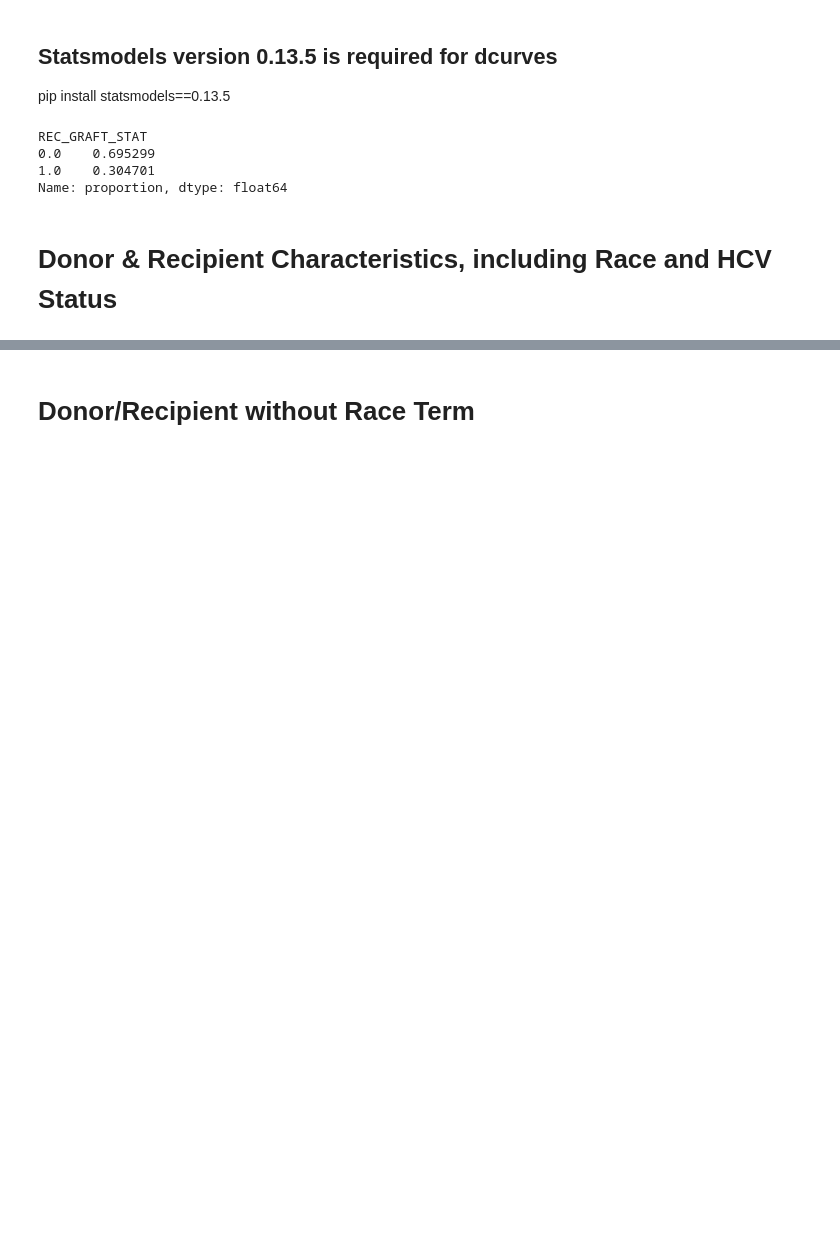
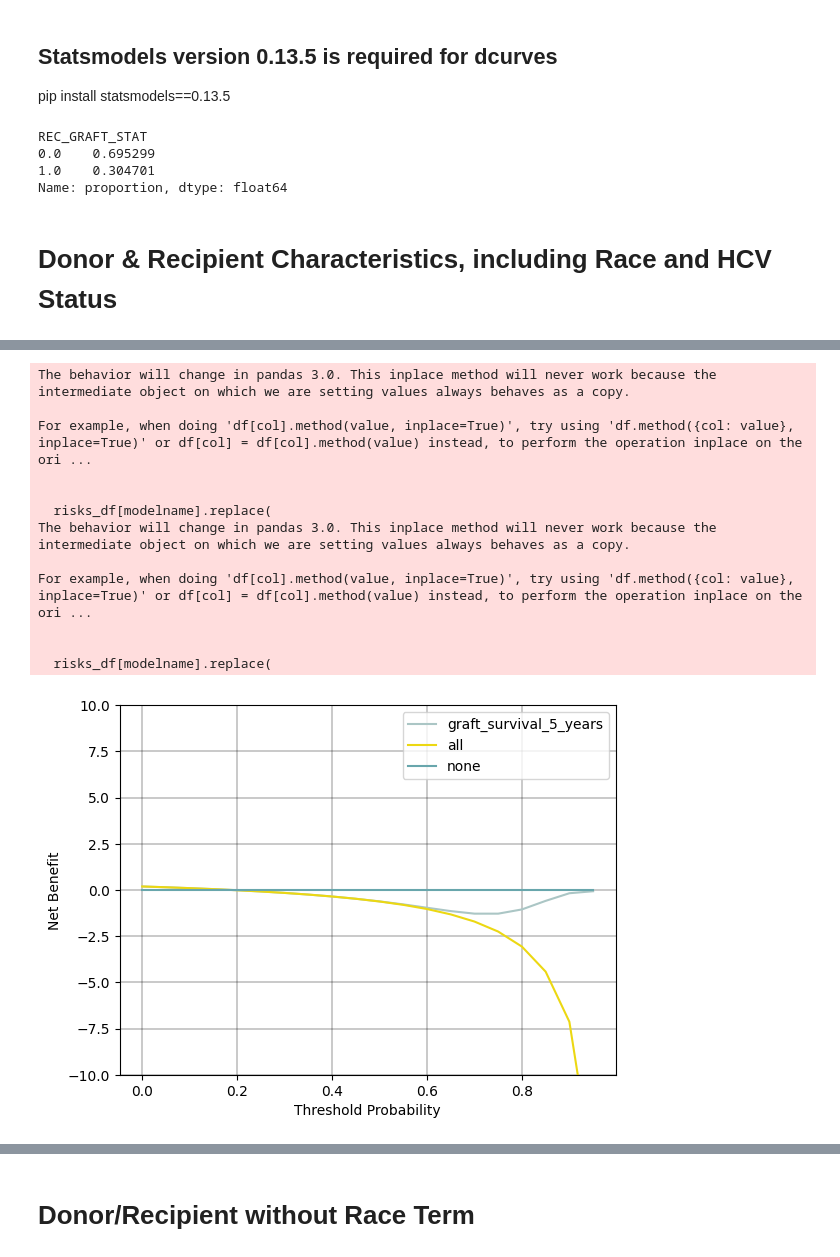
Before and after one commit to akhan390/-decision-curve-analysis-kdri, a Jupyter notebook: dca_preds_DR.ipynb, the cells around one changed output, grey strips where cells are left out. Saved outputs shown, nothing was run; the diff lists cells and outputs as text; code cells hidden in the pictures; blank space fills up the shorter version.

```diff
--- a/dca_preds_DR.ipynb
+++ b/dca_preds_DR.ipynb
@@ -157,0 +157,38 @@ For example, when doing 'df[col].method(value, inplace=True)', try using 'df.met
+# %%
+# Predicted survival functions for each patient at up to 5 years post-transplant
+
+cph_pred_vals = cph.predict_survival_function(df_validate, times=[5])
+
+# Store graft survival probability at 5 years instead of graft failure probability
+df_validate['graft_survival_5_years'] = cph_pred_vals.iloc[0, :]  # Predicted graft survival probability at 5 years
+
+# Decision Curve Analysis for Graft Survival
+stdca_coxph_results_survival = dca(
+    data=df_validate,
+    outcome='REC_GRAFT_STAT',  # Outcome indicating graft status (e.g., 1 for failure, 0 for survival)
+    modelnames=['graft_survival_5_years'],  # Use graft survival probabilities
+    thresholds=np.arange(0, 1.0, 0.05),  # Threshold probabilities for graft survival
+    time=5,  # Time horizon of 5 years for survival prediction
+    time_to_outcome_col='Graft_Survival_Time'  # Column with time to graft survival/failure outcome
+)
+
+# Plotting Net Benefit for Graft Survival Decision Curve
+plot_graphs(
+    plot_df=stdca_coxph_results_survival,
+    graph_type='net_benefit',
+    y_limits=[-10, 10]  # Adjust y-axis limits as needed
+)
+# %% [output]
+The behavior will change in pandas 3.0. This inplace method will never work because the intermediate object on which we are setting values always behaves as a copy.
+
+For example, when doing 'df[col].method(value, inplace=True)', try using 'df.method({col: value}, inplace=True)' or df[col] = df[col].method(value) instead, to perform the operation inplace on the ori ...
+
+
+  risks_df[modelname].replace(
+The behavior will change in pandas 3.0. This inplace method will never work because the intermediate object on which we are setting values always behaves as a copy.
+
+For example, when doing 'df[col].method(value, inplace=True)', try using 'df.method({col: value}, inplace=True)' or df[col] = df[col].method(value) instead, to perform the operation inplace on the ori ...
+
+
+  risks_df[modelname].replace(
+[figure, added]
```
Also changed, not shown: parts of 9 cells of this notebook, 7 other files.
